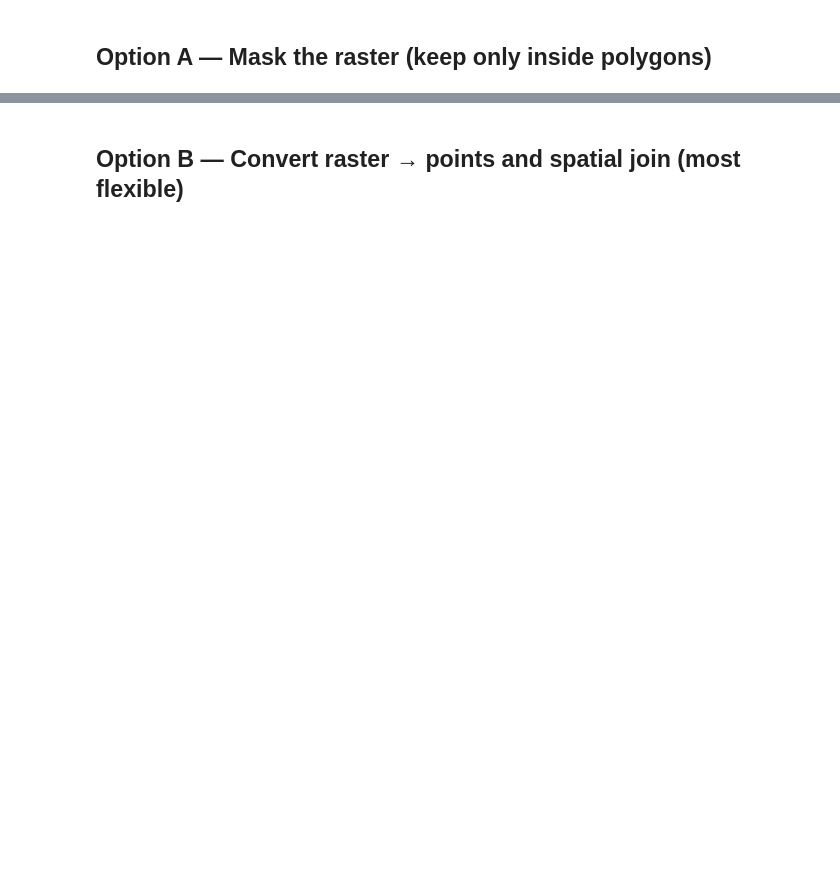
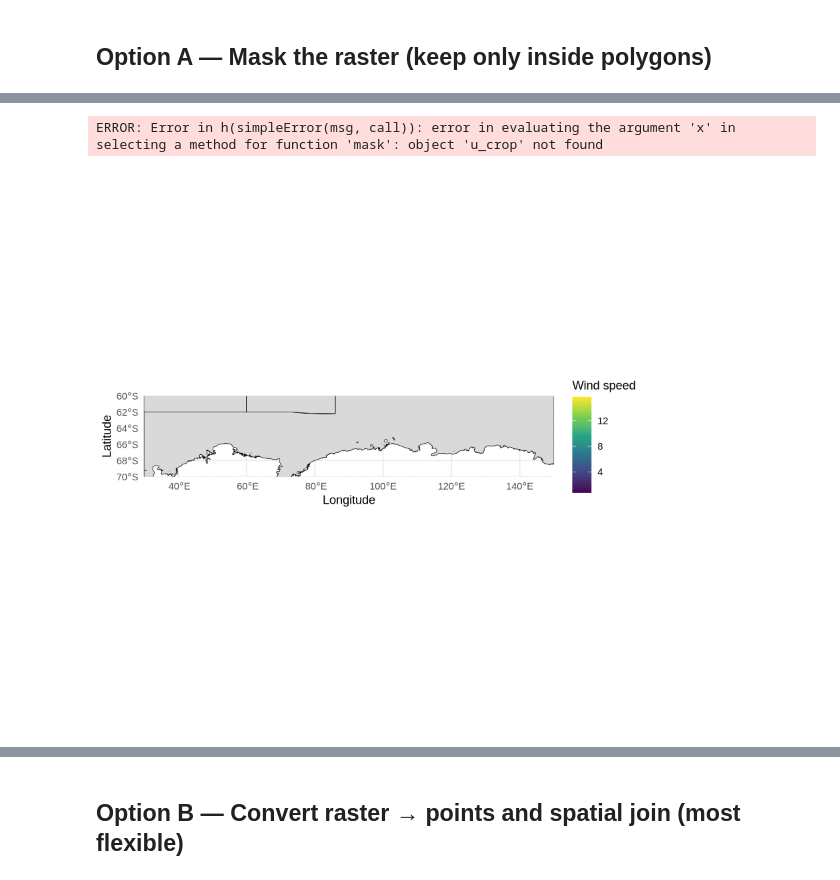
Before and after one commit to C0c0-C00k13/Antarctic_MPAs, a Jupyter notebook: EcologicalBarriers.ipynb, the cells around one changed output, grey strips where cells are left out. Cells and saved outputs as stored; diff of their text form; code cells hidden in the pictures; blank space fills up the shorter version.

Commit message:
Update Eco. Bars: wind vectors & map overlay

```diff
--- a/EcologicalBarriers.ipynb
+++ b/EcologicalBarriers.ipynb
@@ -292,0 +501,47 @@ print(crs(mpa))
+# %%
+# --------------------------------------------------
+# Mask
+# --------------------------------------------------
+u_masked <- mask(u_crop, mpa)
+v_masked <- mask(v_crop, mpa)
+speed_masked <- mask(speed_crop, mpa)
+
+# --------------------------------------------------
+# Convert to data frames
+# --------------------------------------------------
+df_u <- as.data.frame(u_masked, xy = TRUE, na.rm = TRUE)
+df_v <- as.data.frame(v_masked, xy = TRUE, na.rm = TRUE)
+df_s <- as.data.frame(speed_masked, xy = TRUE, na.rm = TRUE)
+# %% [output]
+ERROR: Error in h(simpleError(msg, call)): error in evaluating the argument 'x' in selecting a method for function 'mask': object 'u_crop' not found
+# %%
+df <- data.frame(
+    lon = df_u$x, lat = df_u$y,
+    u = df_u[[3]], v = df_v[[3]],
+    speed = df_s[[3]])
+
+ggplot() +
+    # Antarctica / MPAs
+    geom_sf(data = MPAPDs,
+        fill = "grey85",
+        color = "black",
+        linewidth = 0.2) +
+    # Wind vectors
+    geom_segment(data = df,
+        aes(x = lon, y = lat,
+            xend = lon + u * 0.4,
+            yend = lat + v * 0.4,
+            color = speed),
+        arrow = arrow(
+            length = unit(0.08, "cm"),
+            type = "closed"),
+        linewidth = 0.3) +
+    scale_color_viridis_c(name = "Wind speed") +
+    coord_sf(
+        xlim = c(30, 150),
+        ylim = c(-70, -60),
+        expand = FALSE) +
+    labs(x = "Longitude", y = "Latitude") +
+    theme_minimal()
+# %% [output]
+[figure, added]
```
Also changed, not shown: parts of 28 cells of this notebook.
